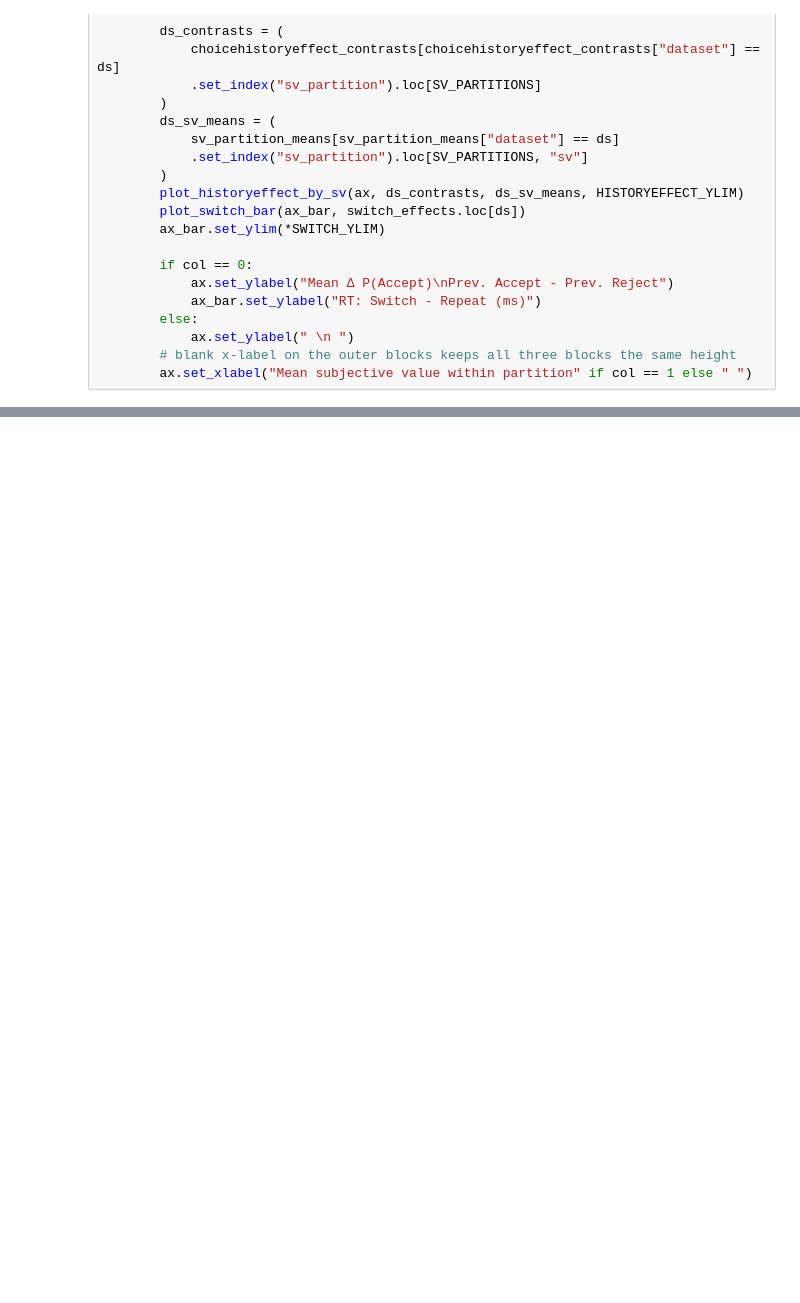
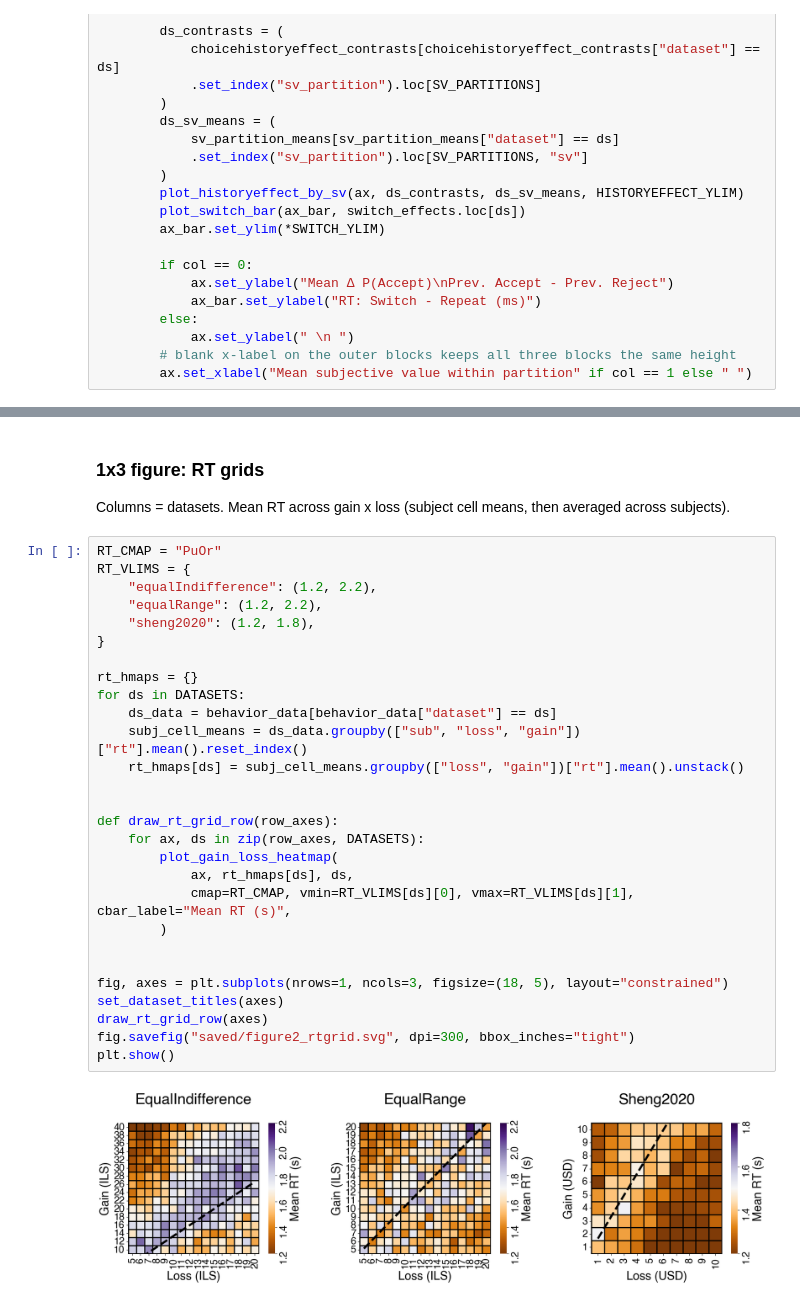
Before and after one commit to GusStgoReyes/riskhistory, a Jupyter notebook: figures_official/figure2.ipynb, the cells around one changed output, grey strips where cells are left out. Saved outputs shown, nothing was run; the diff lists cells and outputs as text; blank space fills up the shorter version.

```diff
--- a/figures_official/figure2.ipynb
+++ b/figures_official/figure2.ipynb
@@ -213,3 +213,36 @@ plt.show()
 # %% [output]
 [figure]
 [figure]
+# %% [markdown]
+### 1x3 figure: RT grids
+Columns = datasets. Mean RT across gain x loss (subject cell means, then averaged across subjects).
+# %%
+RT_CMAP = "PuOr"
+RT_VLIMS = {
+    "equalIndifference": (1.2, 2.2),
+    "equalRange": (1.2, 2.2),
+    "sheng2020": (1.2, 1.8),
+}
+
+rt_hmaps = {}
+for ds in DATASETS:
+    ds_data = behavior_data[behavior_data["dataset"] == ds]
+    subj_cell_means = ds_data.groupby(["sub", "loss", "gain"])["rt"].mean().reset_index()
+    rt_hmaps[ds] = subj_cell_means.groupby(["loss", "gain"])["rt"].mean().unstack()
+
+
+def draw_rt_grid_row(row_axes):
+    for ax, ds in zip(row_axes, DATASETS):
+        plot_gain_loss_heatmap(
+            ax, rt_hmaps[ds], ds,
+            cmap=RT_CMAP, vmin=RT_VLIMS[ds][0], vmax=RT_VLIMS[ds][1], cbar_label="Mean RT (s)",
+        )
+
+
+fig, axes = plt.subplots(nrows=1, ncols=3, figsize=(18, 5), layout="constrained")
+set_dataset_titles(axes)
+draw_rt_grid_row(axes)
+fig.savefig("saved/figure2_rtgrid.svg", dpi=300, bbox_inches="tight")
+plt.show()
+# %% [output]
+[figure, added]
```
Also changed, not shown: parts of 1 cell of this notebook, 10 other files.
